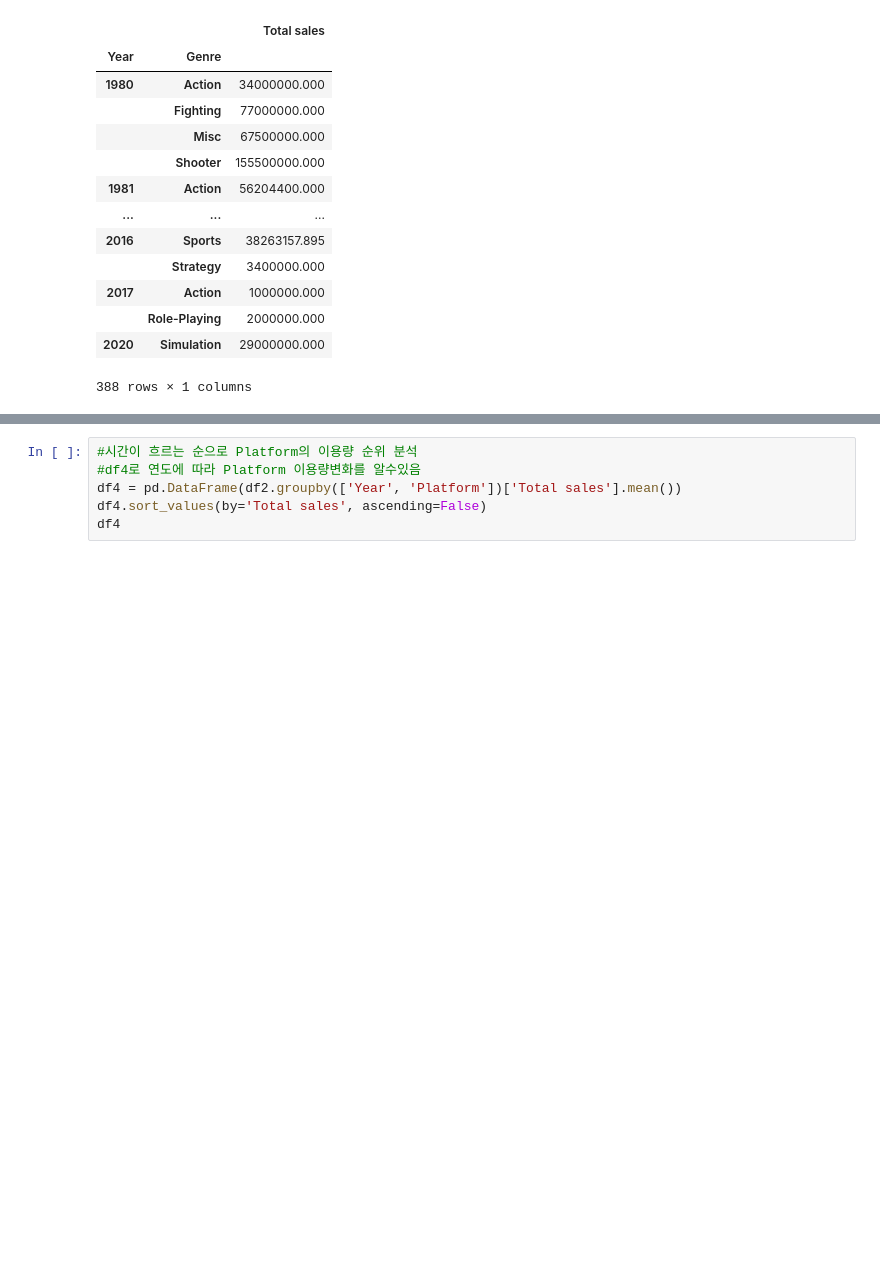
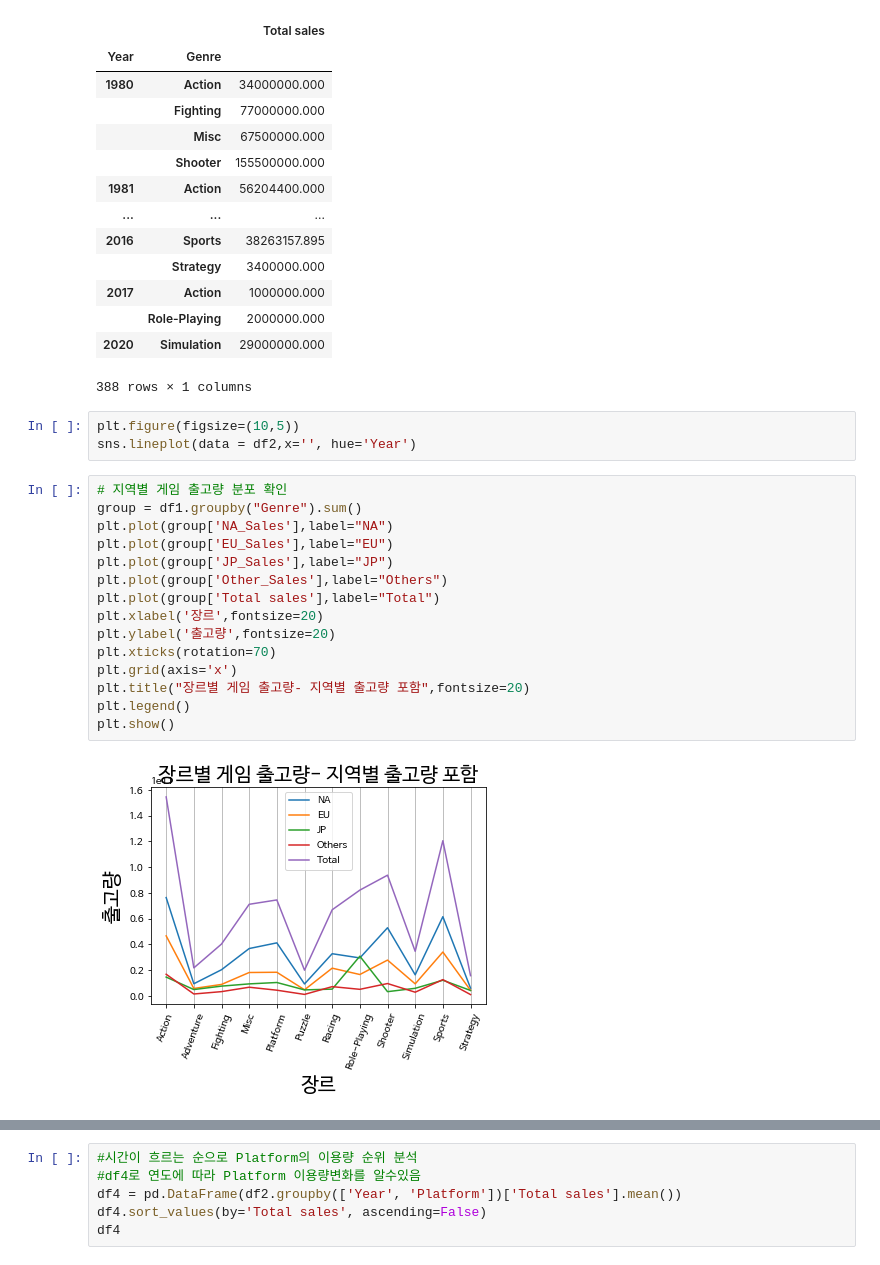
Before and after one commit to severancej/colorful_project, a Jupyter notebook: AI_14_장지은_Section1.ipynb, the cells around one changed output, grey strips where cells are left out. Drawn from its saved outputs; the diff is of its cells as text; blank space fills up the shorter version.

```diff
--- a/AI_14_장지은_Section1.ipynb
+++ b/AI_14_장지은_Section1.ipynb
@@ -559,3 +583,23 @@ df3
 |  | Role-Playing | 2000000.000 |
 | 2020 | Simulation | 29000000.000 |
 388 rows × 1 columns
+# %%
+plt.figure(figsize=(10,5))
+sns.lineplot(data = df2,x='', hue='Year')
+# %%
+# 지역별 게임 출고량 분포 확인
+group = df1.groupby("Genre").sum()
+plt.plot(group['NA_Sales'],label="NA")
+plt.plot(group['EU_Sales'],label="EU")
+plt.plot(group['JP_Sales'],label="JP")
+plt.plot(group['Other_Sales'],label="Others")
+plt.plot(group['Total sales'],label="Total")
+plt.xlabel('장르',fontsize=20)
+plt.ylabel('출고량',fontsize=20)
+plt.xticks(rotation=70)
+plt.grid(axis='x')
+plt.title("장르별 게임 출고량- 지역별 출고량 포함",fontsize=20)
+plt.legend()
+plt.show()
+# %% [output]
+[figure, added]
```
Also changed, not shown: parts of 16 cells of this notebook.
